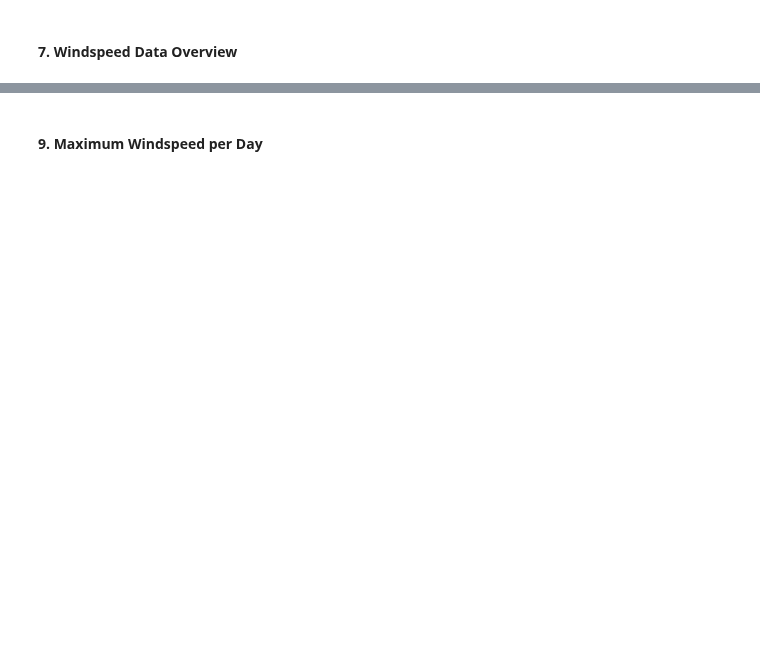
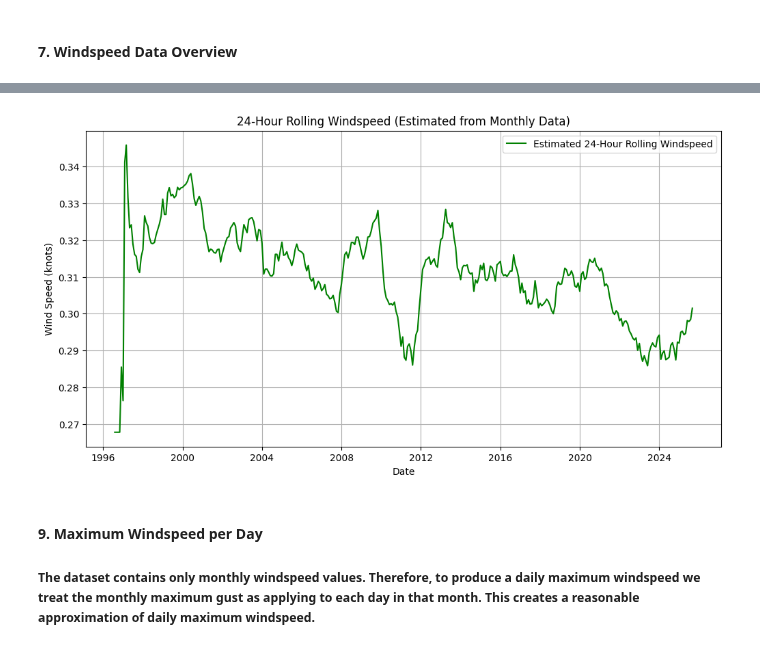
Before and after one commit to p-sav/PFDA, a Jupyter notebook: Assignments/Week-6/assignment_6_Weather.ipynb, the cells around one changed output, grey strips where cells are left out. Drawn from its saved outputs; the diff is of its cells as text; code cells hidden in the pictures; blank space fills up the shorter version.

```diff
--- a/Assignments/Week-6/assignment_6_Weather.ipynb
+++ b/Assignments/Week-6/assignment_6_Weather.ipynb
@@ -143,2 +169,22 @@ plt.show()
+# %%
+import calendar
+
+df['days_in_month'] = df.apply(lambda row: calendar.monthrange(int(row['year']), int(row['month']))[1], axis=1)
+
+df['wind_hourly_est'] = df['wdsp'] / df['days_in_month']
+
+df['rolling_24hr_wind'] = df['wind_hourly_est'].rolling(window=24, min_periods=1).mean()
+
+plt.figure(figsize=(12,6))
+plt.plot(df['date'], df['rolling_24hr_wind'], label="Estimated 24-Hour Rolling Windspeed", color='green')
+plt.title("24-Hour Rolling Windspeed (Estimated from Monthly Data)")
+plt.xlabel("Date")
+plt.ylabel("Wind Speed (knots)")
+plt.grid(True)
+plt.legend()
+plt.show()
+# %% [output]
+[figure, added]
 # %% [markdown]
 #### 9. Maximum Windspeed per Day
+##### The dataset contains only monthly windspeed values. Therefore, to produce a daily maximum windspeed we treat the monthly maximum gust as applying to each day in that month. This creates a reasonable approximation of daily maximum windspeed.
```
Also changed, not shown: parts of 6 cells of this notebook, 1 other file.
